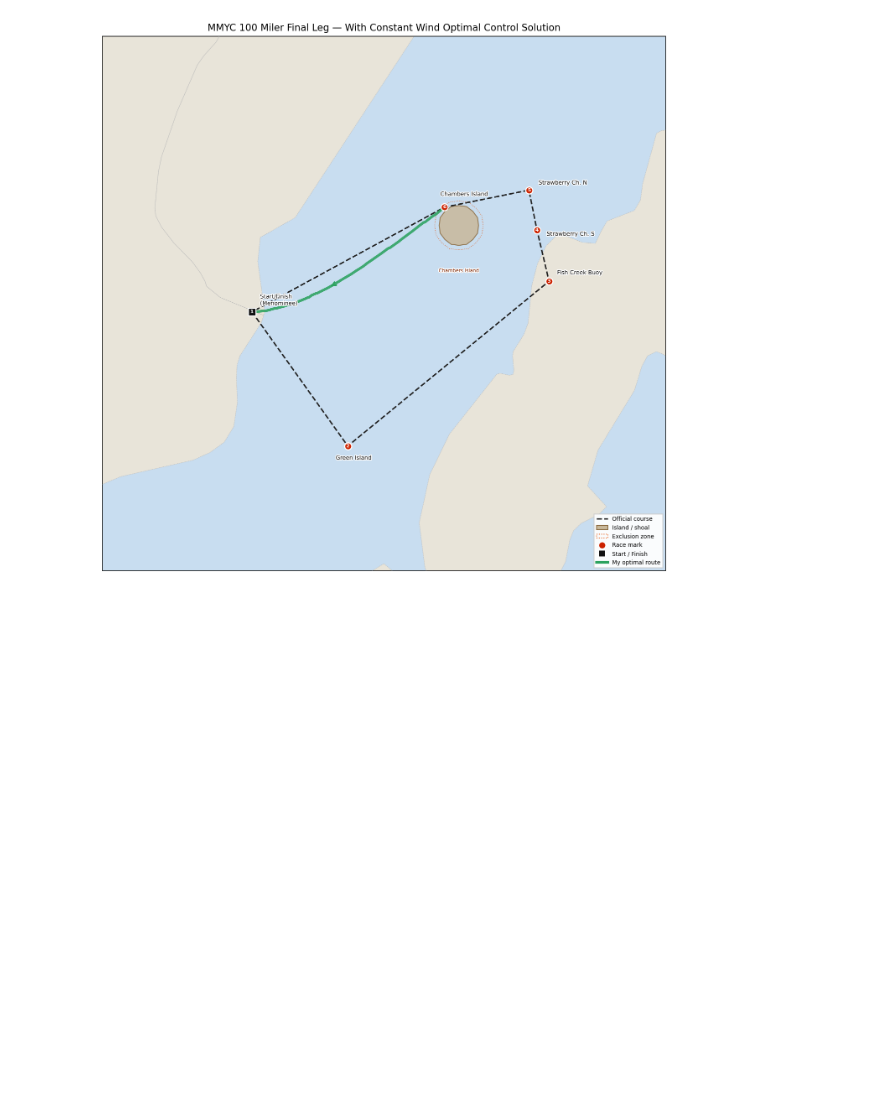
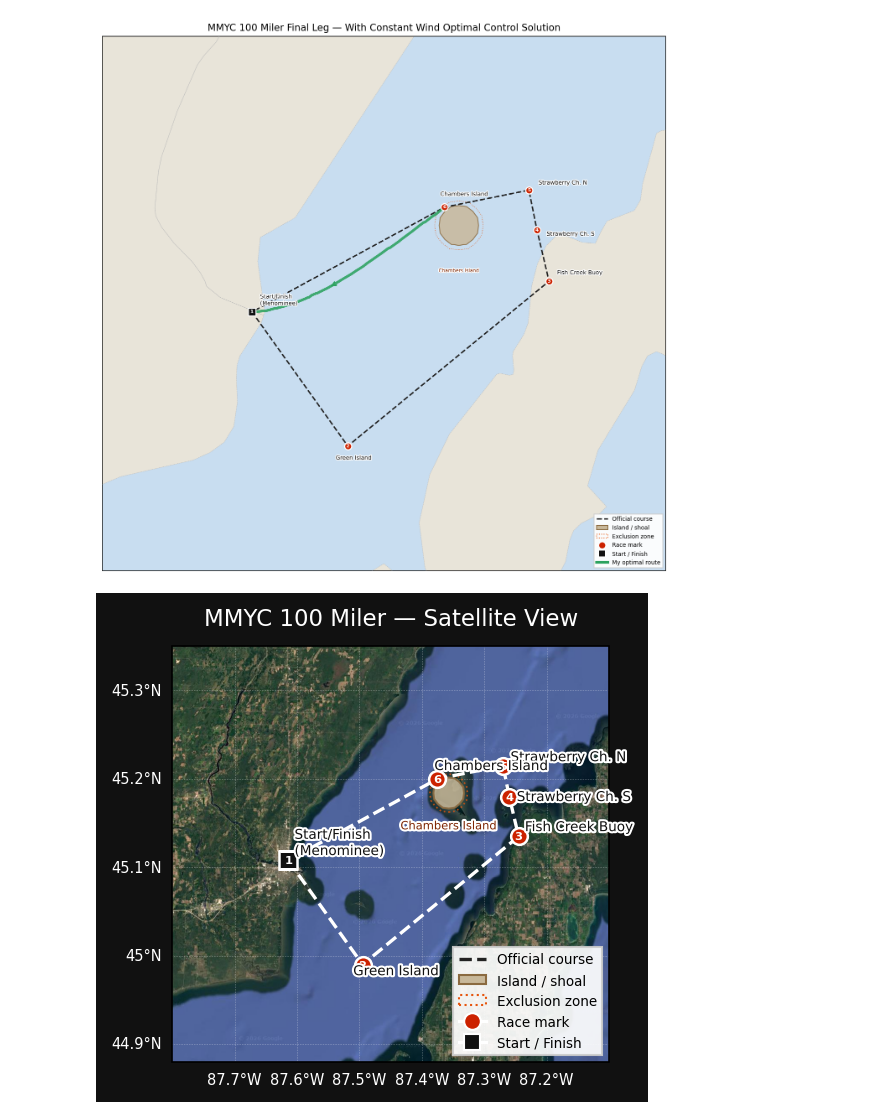
Before and after one commit to EthanPrimes/vol4-second-project, a Jupyter notebook: mapping.ipynb, the cells around one changed output. Drawn from its saved outputs; the diff is of its cells as text; code cells hidden in the pictures; blank space fills up the shorter version.

Commit message:
added an image and the introduction to the poster

```diff
--- a/mapping.ipynb
+++ b/mapping.ipynb
@@ -419,3 +419,33 @@ else:
     print("Add your solver waypoints to my_optimal_route_waypoints above.")
 # %% [output]
 [figure]
+# %%
+# Stamen Terrain gives a nice topographic feel for coastal sailing maps
+tiler = cimgt.GoogleTiles(style='satellite')   # swap to 'terrain' or 'street' if preferred
+
+fig = plt.figure(figsize=(4, 3.5))
+ax = fig.add_subplot(1, 1, 1, projection=tiler.crs)
+
+ax.set_extent(EXTENT, crs=PLATE)
+ax.add_image(tiler, 11)   # zoom level 11 — increase for more detail, slower fetch
+
+draw_obstacles(ax, OBSTACLES)
+draw_course(ax, OFFICIAL, color='white', label='Official course')
+draw_marks(ax, MARKS)
+
+gl = ax.gridlines(draw_labels=True, linewidth=0.3, color='#ffffff88',
+                  linestyle=':', x_inline=False, y_inline=False)
+gl.top_labels = False
+gl.right_labels = False
+gl.xlabel_style = {'size': 7, 'color': 'white'}
+gl.ylabel_style = {'size': 7, 'color': 'white'}
+
+add_legend(ax)
+ax.set_title('MMYC 100 Miler — Satellite View', fontsize=11, pad=10, color='white')
+fig.patch.set_facecolor('#111111')
+
+plt.tight_layout()
+# plt.savefig('mmyc_100_miler_satellite.png', dpi=200, bbox_inches='tight')
+plt.show()
+# %% [output]
+[figure, added]
```
Also changed, not shown: 2 other files.
